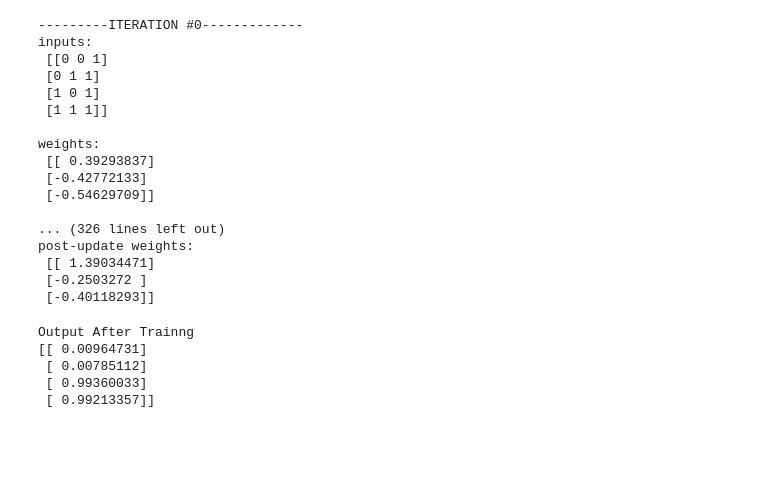
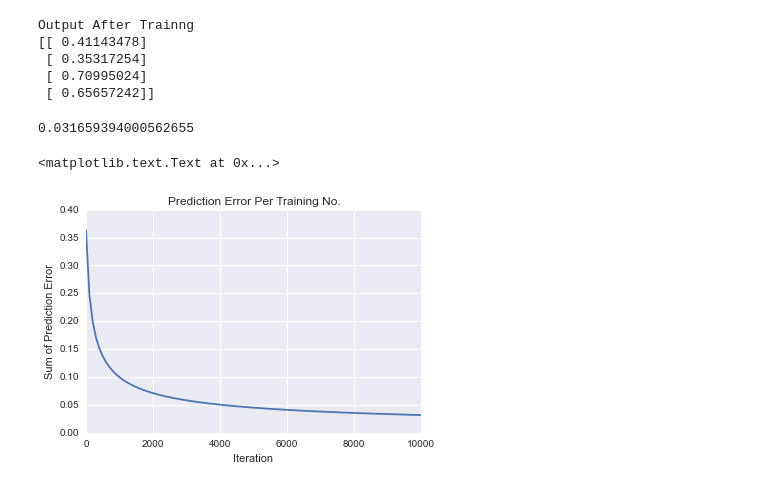
Before and after one commit to peacing/udacity-machine-learning, a Jupyter notebook: annotate_11NN.ipynb, the cells around one changed output. Cells and saved outputs as stored; diff of their text form; code cells hidden in the pictures; blank space fills up the shorter version.

Commit message:
Update notebook with graphs

```diff
--- a/annotate_11NN.ipynb
+++ b/annotate_11NN.ipynb
@@ -30,72 +29,61 @@ array([[ 0.39293837],
 # %%
-for iter in xrange(5):
+sum_error = []
+for iter in xrange(100000):
 
-    print "\n\n---------ITERATION #{}-------------".format(iter)
+    #print "\n\n---------ITERATION #{}-------------".format(iter)
 
      # forward prop
     l0 = X
-    print "inputs:\n {}\n".format(l0)
+    #print "inputs:\n {}\n".format(l0)
 
     dp = np.dot(l0, weights) #ps
 
-    print "weights:\n {}\n".format(weights)
-    print "dot product results:\n {}\n".format(dp)
+    #print "weights:\n {}\n".format(weights)
+    #print "dot product results:\n {}\n".format(dp)
     l1 = nonlin(dp)
 
-    print "l1 probability predictions (sigmoid):\n {}\n".format(l1)
+    #print "l1 probability predictions (sigmoid):\n {}\n".format(l1)
 
     # how much did we miss?
     l1_error = y - l1
 
-    print "y:\n {}\n\n l1_error:\n {}\n".format(y, l1_error)
+    sum_error.append(np.absolute(l1_error).sum())
+
+    #print "y:\n {}\n\n l1_error:\n {}\n".format(y, l1_error)
 
     # multiply how much we missed by the
     # slope of the sigmoid at the values in l1
     nl = nonlin(l1,True) #ps
 
-    print "sigmoid derivative (update weight):\n {}\n".format(nl)
+    #print "sigmoid derivative (update weight):\n {}\n".format(nl)
 
     l1_delta = l1_error * nl
 
-    print "l1 delta (weighted error):\n {}\n".format(l1_delta)
+    #print "l1 delta (weighted error):\n {}\n".format(l1_delta)
 
     # update weights
     trans = l0.T #ps
 
-    print "transpose of input weights:\n {}".format(trans)
+    #print "transpose of input weights:\n {}".format(trans)
     dp2 = np.dot(trans, l1_delta) #ps
 
-    print "dot product of inputs and l1 delta:\n {}\n".format(dp2)
+    #print "dot product of inputs and l1 delta:\n {}\n".format(dp2)
 
-    print "pre-update weights:\n {}\n".format(weights)
+    #print "pre-update weights:\n {}\n".format(weights)
 
     weights += np.dot(l0.T, l1_delta)
 
-    print "post-update weights:\n {}\n".format(weights)
+    #print "post-update weights:\n {}\n".format(weights)
-# %% [output]
----------ITERATION #0-------------
-inputs:
- [[0 0 1]
- [0 1 1]
- [1 0 1]
- [1 1 1]]
-
-weights:
- [[ 0.39293837]
- [-0.42772133]
- [-0.54629709]]
-
-... (326 lines left out)
-post-update weights:
- [[ 1.39034471]
- [-0.2503272 ]
- [-0.40118293]]
 # %%
 print "Output After Trainng"
 print l1
 # %% [output]
 Output After Trainng
-[[ 0.00964731]
- [ 0.00785112]
- [ 0.99360033]
- [ 0.99213357]]
+[[ 0.41143478]
+ [ 0.35317254]
+ [ 0.70995024]
+ [ 0.65657242]]
+# %%
+sum_error[9999]
+# %% [output]
+0.031659394000562655
@@ -101,0 +94,11 @@ Output After Trainng
+# %%
+x = np.linspace(1,10000,100)
+y = sum_error[::100]
+# %%
+plt.plot(x, y)
+plt.xlabel('Iteration')
+plt.ylabel('Sum of Prediction Error')
+plt.title('Prediction Error Per Training No.')
+# %% [output]
+<matplotlib.text.Text at 0x...>
+[figure, added]
```
Also changed, not shown: parts of 14 cells of this notebook.
